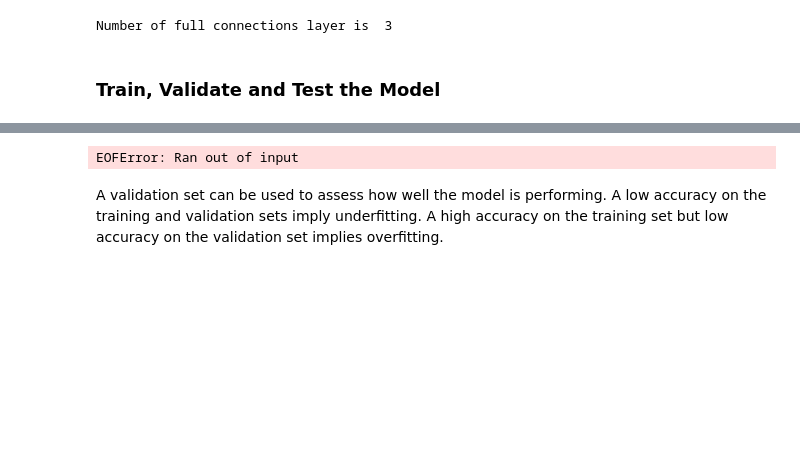
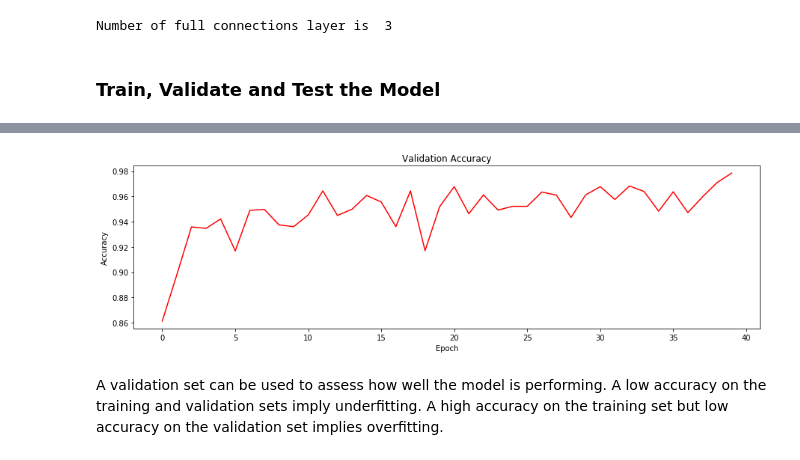
Before and after one commit to GrandMasterJedi/TrafficSignConvolutionalNet, a Jupyter notebook: Traffic_Sign_Classifier.ipynb, the cells around one changed output, grey strips where cells are left out. Drawn from its saved outputs; the diff is of its cells as text; code cells hidden in the pictures; blank space fills up the shorter version.

```diff
--- a/Traffic_Sign_Classifier.ipynb
+++ b/Traffic_Sign_Classifier.ipynb
@@ -473,16 +465,16 @@ if os.path.getsize(target) > 0:
 # %%
 
 # Plot Validatioon accuracy_history
 plt.rcParams["figure.figsize"] = (15,4)
 plt.title('Validation Accuracy')
 plt.ylabel('Accuracy')
 plt.xlabel('Epoch')
 plt.plot(accuracy_history, 'r')  # validation accuracy
-plt.show()
 
+plt.rcParams["figure.figsize"] = (15,5)
 plt.savefig(os.path.join(examplepath, "4_ValidationAccuracy.png"), dpi=600)
 # %% [output]
-EOFError: Ran out of input
+[figure, added]
 # %% [markdown]
 A validation set can be used to assess how well the model is performing. A low accuracy on the training and validation
 sets imply underfitting. A high accuracy on the training set but low accuracy on the validation set implies overfitting.
```
Also changed, not shown: parts of 11 cells of this notebook, 11 other files.
